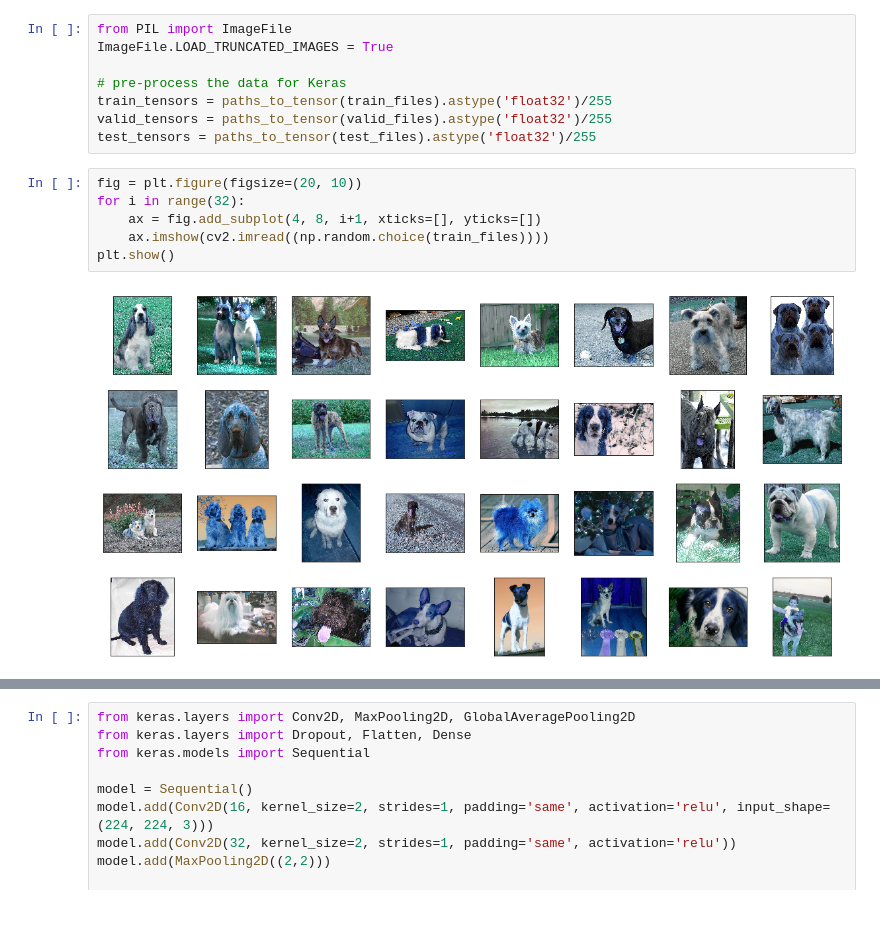
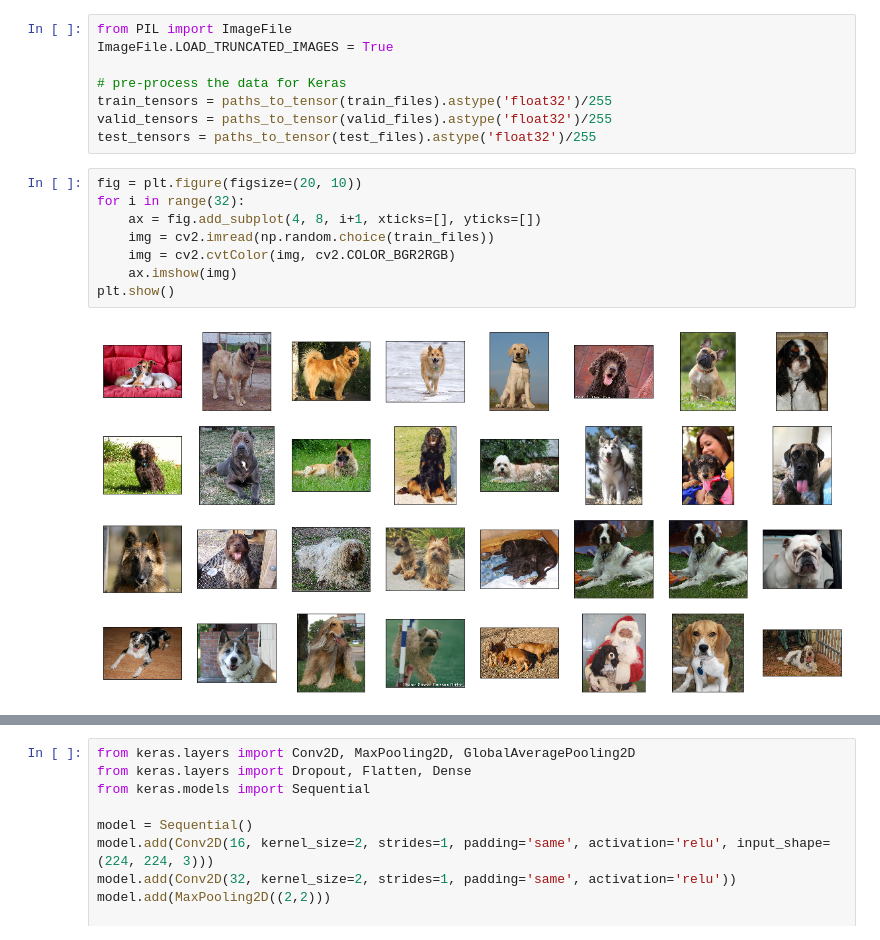
Before and after one commit to ksooklall/Artificial-Intelligence, a Jupyter notebook: Term_2/dog-project/dog_app.ipynb, the cells around one changed output, grey strips where cells are left out. Drawn from its saved outputs; the diff is of its cells as text.

```diff
--- a/Term_2/dog-project/dog_app.ipynb
+++ b/Term_2/dog-project/dog_app.ipynb
@@ -335,11 +377,13 @@ test_tensors = paths_to_tensor(test_files).astype('float32')/255
 # %%
 fig = plt.figure(figsize=(20, 10))
 for i in range(32):
     ax = fig.add_subplot(4, 8, i+1, xticks=[], yticks=[])
-    ax.imshow(cv2.imread((np.random.choice(train_files))))
+    img = cv2.imread(np.random.choice(train_files))
+    img = cv2.cvtColor(img, cv2.COLOR_BGR2RGB)
+    ax.imshow(img)
 plt.show()
 # %% [output]
-[figure, old version]
+[figure, new version]
 # %% [markdown]
 ### (IMPLEMENTATION) Model Architecture
 
```
Also changed, not shown: parts of 20 cells of this notebook, 1 other file.
